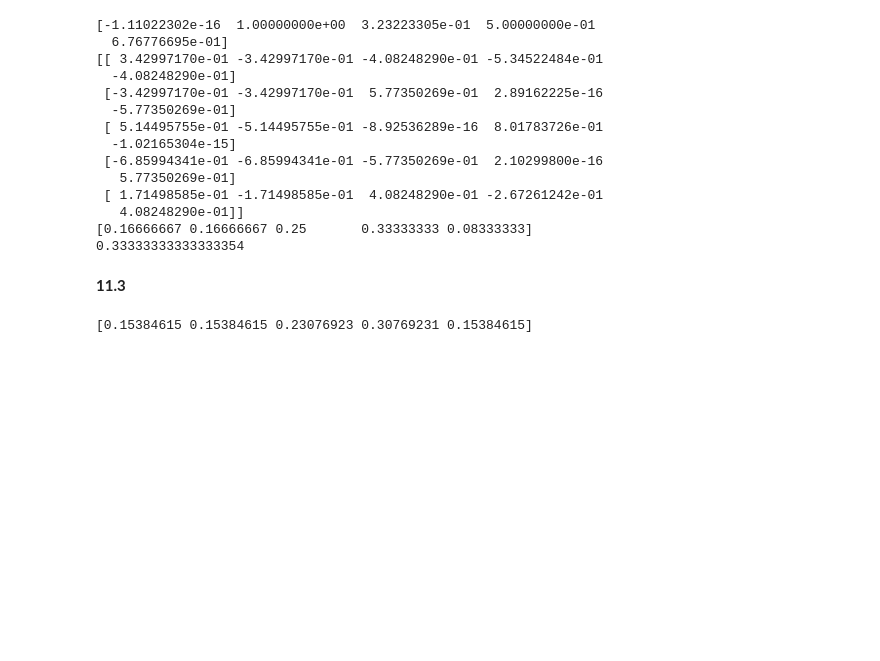
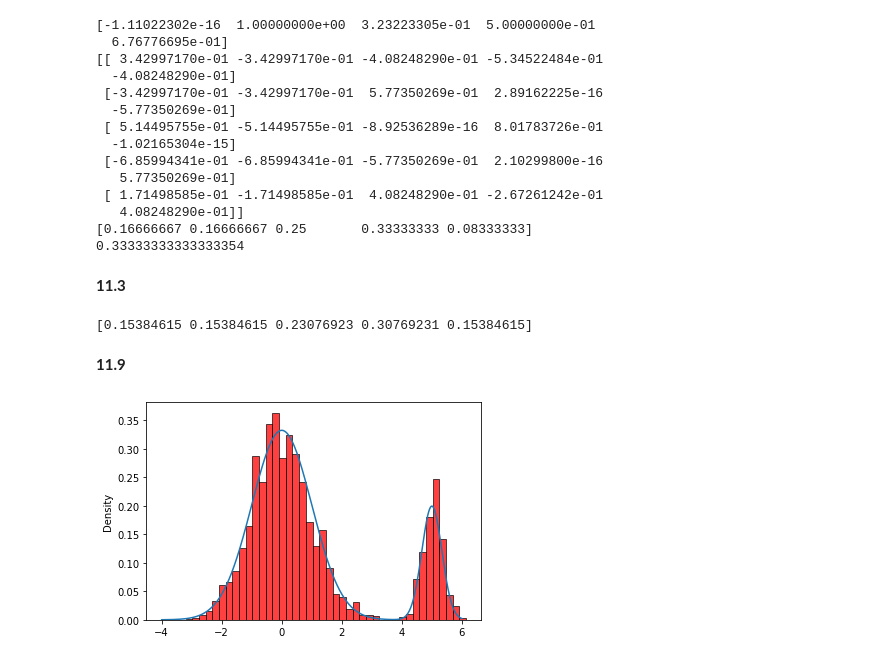
Before and after one commit to IanFla/Monte-Carlo, a Jupyter notebook: Ch11.ipynb, the cells around one changed output. Saved outputs shown, nothing was run; the diff lists cells and outputs as text; code cells hidden in the pictures; blank space fills up the shorter version.

```diff
--- a/Ch11.ipynb
+++ b/Ch11.ipynb
@@ -111,3 +111,27 @@ print(p1[3])
 print(np.array([2,2,3,4,2])/13)
 # %% [output]
 [0.15384615 0.15384615 0.23076923 0.30769231 0.15384615]
+# %% [markdown]
+**11.9**
+# %%
+pi=lambda x: (5/6)*norm.pdf(x=x)+(1/6)*norm.pdf(x=x,loc=5,scale=1/3)
+def RWM9(n,sigma):
+    S=np.zeros(n+1)
+    S[0]=0
+    for i in range(n):
+        y=norm.rvs(loc=S[i],scale=sigma)
+        r=pi(y)/pi(S[i])
+        if uniform.rvs()<=r:
+            S[i+1]=y
+        else:
+            S[i+1]=S[i]
+
+    return S
+
+S=RWM9(5000,5)
+x=np.linspace(-4,6,1000)
+plt.plot(x,pi(x))
+sb.histplot(S,color='r',stat='density')
+plt.show()
+# %% [output]
+[figure, added]
```
Also changed, not shown: parts of 16 cells of this notebook.
